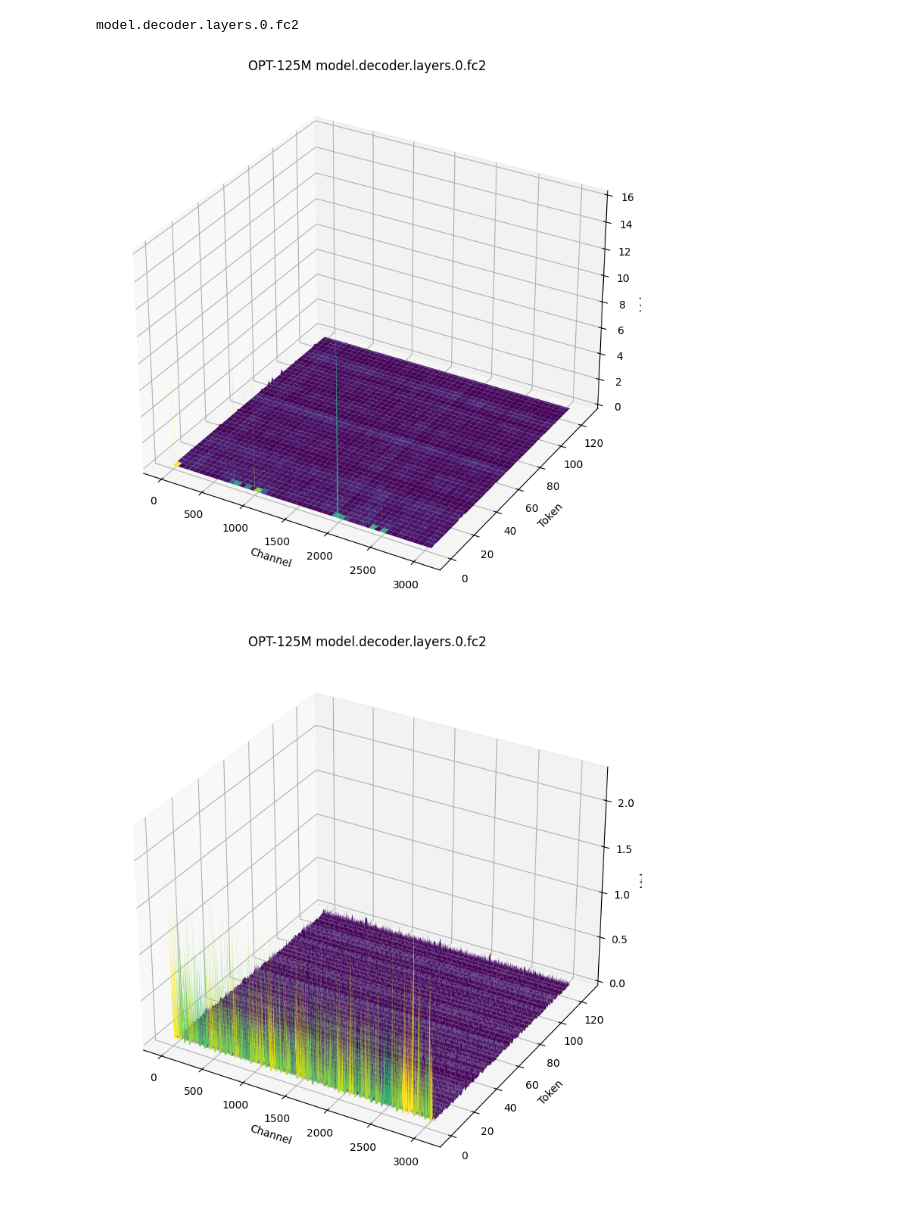
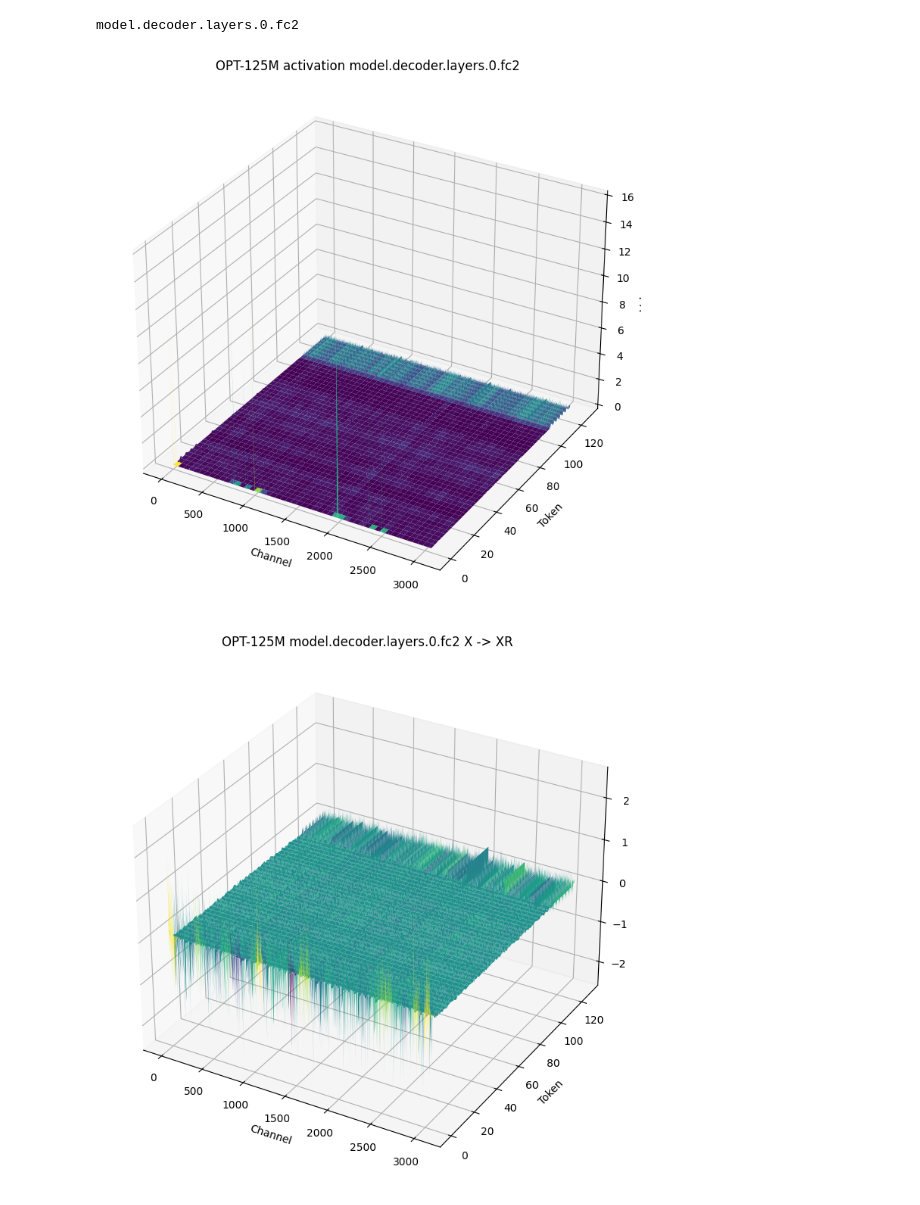
Before and after one commit to yunjun0914/Quantization, a Jupyter notebook: Practice/OPT/opt-125m.ipynb, the cells around one changed output. Drawn from its saved outputs; the diff is of its cells as text; code cells hidden in the pictures.

```diff
--- a/Practice/OPT/opt-125m.ipynb
+++ b/Practice/OPT/opt-125m.ipynb
@@ -89,8 +88,8 @@ print(f"hook output shape: {acts['output'].shape}")
 batch_size = 128
 seq_len = 128
 
-Z = acts["input"].view(batch_size, seq_len, -1)
-print(f"reshaped output shape: {Z.shape}")
+A = acts["input"].view(batch_size, seq_len, -1)
+print(f"reshaped output shape: {A.shape}")
 # %% [output]
 hook input shape: torch.Size([16384, 3072])
 hook output shape: torch.Size([16384, 768])
@@ -107,10 +106,10 @@ model.decoder.layers.0.fc2
 # %%
 import matplotlib.pyplot as plt
 
-sample_idx = 1
+sample_idx = 2
 
-A = Z[sample_idx].abs().numpy()
-seq_len, num_channels = A.shape
+Z = A[sample_idx].numpy()
+seq_len, num_channels = Z.shape
 
 X, Y = np.meshgrid(
     np.arange(num_channels),
@@ -123,7 +122,7 @@ ax = fig.add_subplot(111, projection= "3d")
 ax.plot_surface(
     X,
     Y,
-    A,
+    Z,
     cmap = "viridis",
     linewidth = 0,
     antialiased = True
@@ -132,41 +131,42 @@ ax.plot_surface(
 ax.set_xlabel("Channel")
 ax.set_ylabel("Token")
 ax.set_zlabel("Value")
-ax.set_title(f"OPT-125M {target_module_name}")
+ax.set_title(f"OPT-125M activation {target_module_name}")
 
 plt.show()
 # %% [output]
-[figure, old version]
+[figure, new version]
 # %%
 G = torch.randn(num_channels, num_channels)
 R, _ = torch.linalg.qr(G)
 
-XR = Z[sample_idx] @ R
-XR = XR.abs().cpu().numpy()
+XR = A[sample_idx] @ R
+XR = XR.cpu()
 
+Z = XR.numpy()
 
 X, Y = np.meshgrid(
     np.arange(num_channels),
     np.arange(seq_len),
 )
 
 fig = plt.figure(figsize = (9, 11))
 ax = fig.add_subplot(111, projection= "3d")
 
 ax.plot_surface(
     X,
     Y,
-    XR,
+    Z,
     cmap = "viridis",
     linewidth = 0,
     antialiased = True
 )
 
 ax.set_xlabel("Channel")
 ax.set_ylabel("Token")
 ax.set_zlabel("Value")
-ax.set_title(f"OPT-125M {target_module_name}")
+ax.set_title(f"OPT-125M {target_module_name} X -> XR")
 
 plt.show()
 # %% [output]
-[figure, old version]
+[figure, new version]
```
Also changed, not shown: parts of 5 cells of this notebook, 1 other file.
